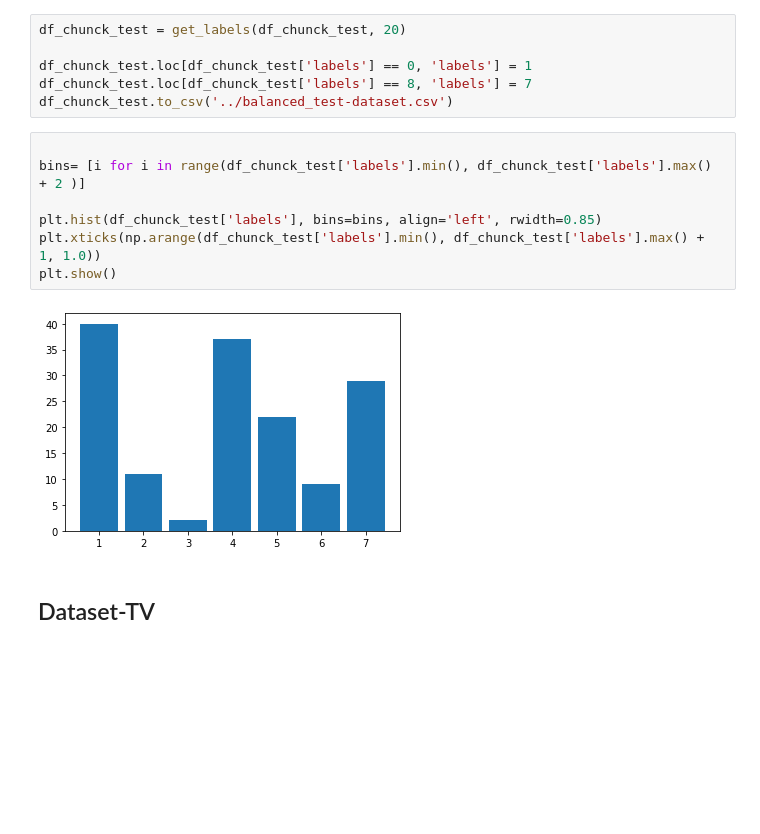
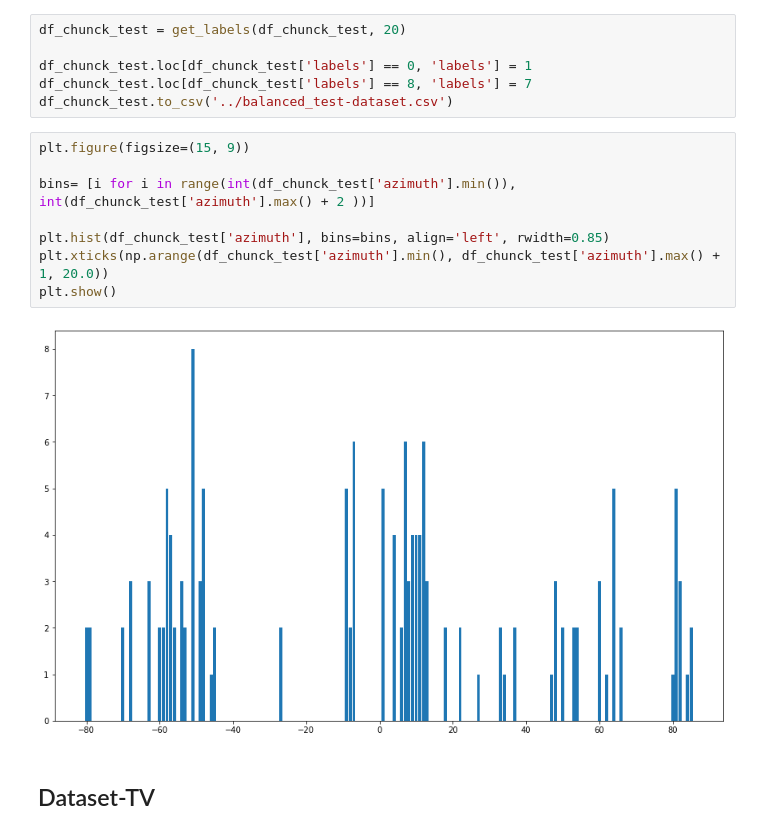
Before and after one commit to omareldardear/soundLocalizer, a Jupyter notebook: python-scripts/analysis/data/analysis.ipynb, the cells around one changed output. Drawn from its saved outputs; the diff is of its cells as text; blank space fills up the shorter version.

```diff
--- a/python-scripts/analysis/data/analysis.ipynb
+++ b/python-scripts/analysis/data/analysis.ipynb
@@ -165,14 +276,15 @@ df_chunck_test.loc[df_chunck_test['labels'] == 0, 'labels'] = 1
 df_chunck_test.loc[df_chunck_test['labels'] == 8, 'labels'] = 7
 df_chunck_test.to_csv('../balanced_test-dataset.csv')
 # %%
+plt.figure(figsize=(15, 9))
 
-bins= [i for i in range(df_chunck_test['labels'].min(), df_chunck_test['labels'].max() + 2 )]
+bins= [i for i in range(int(df_chunck_test['azimuth'].min()), int(df_chunck_test['azimuth'].max() + 2 ))]
 
-plt.hist(df_chunck_test['labels'], bins=bins, align='left', rwidth=0.85)
-plt.xticks(np.arange(df_chunck_test['labels'].min(), df_chunck_test['labels'].max() + 1, 1.0))
+plt.hist(df_chunck_test['azimuth'], bins=bins, align='left', rwidth=0.85)
+plt.xticks(np.arange(df_chunck_test['azimuth'].min(), df_chunck_test['azimuth'].max() + 1, 20.0))
 plt.show()
 # %% [output]
-[figure, old version]
+[figure, new version]
 # %% [markdown]
 ## Dataset-TV
 # %%
```
Also changed, not shown: parts of 34 cells of this notebook, 5 other files.
